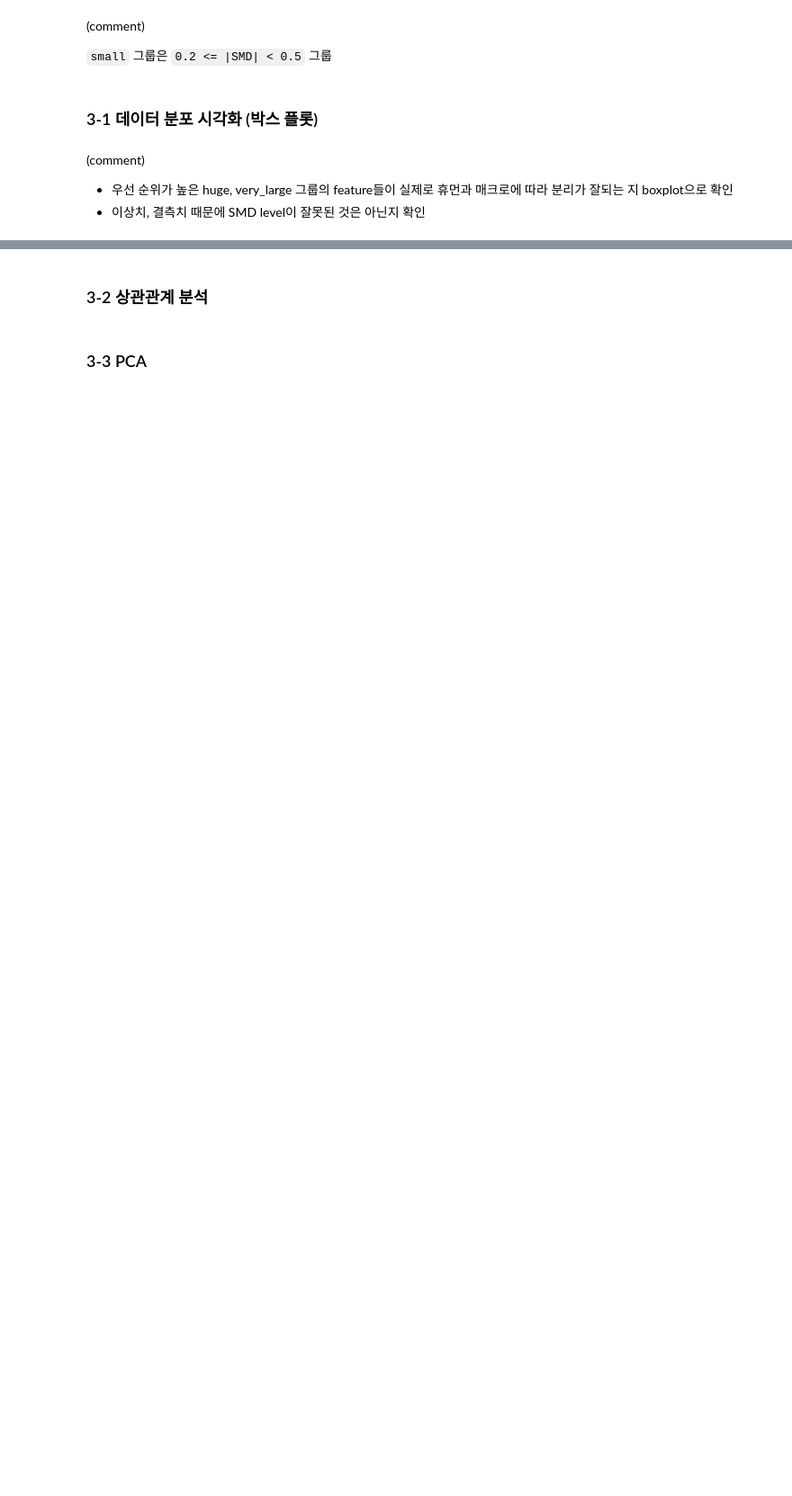
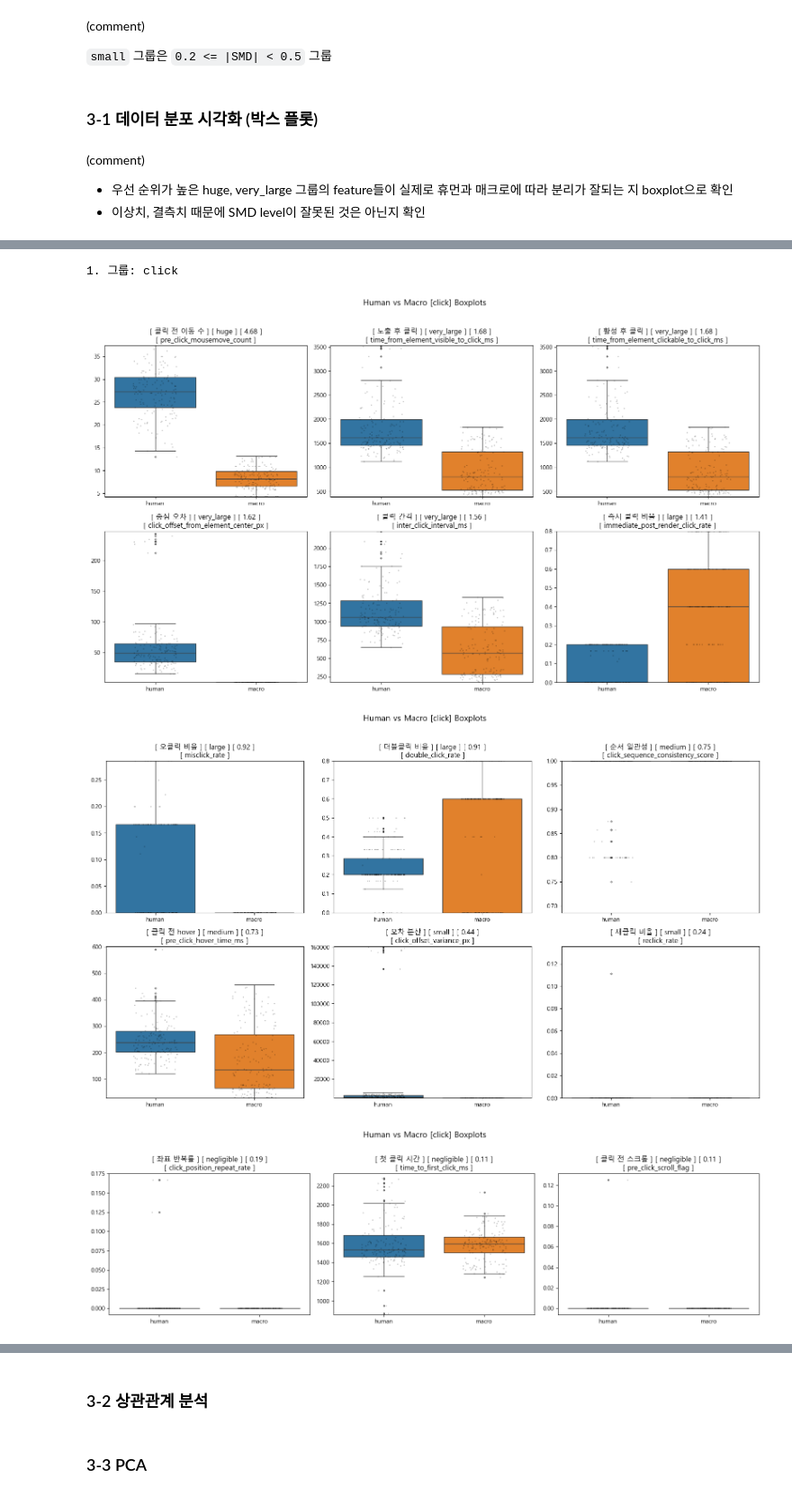
Before and after one commit to Tickle-ticket/Tickle, a Jupyter notebook: services/ai/train/EDA/eda_chan.ipynb, the cells around one changed output, grey strips where cells are left out. Shown at 90% size. Drawn from its saved outputs; the diff is of its cells as text; code cells hidden in the pictures; blank space fills up the shorter version.

```diff
--- a/services/ai/train/EDA/eda_chan.ipynb
+++ b/services/ai/train/EDA/eda_chan.ipynb
@@ -668,0 +653,8 @@ for group, features in FEATURE_GROUPS_SORTED.items():
+# %%
+print("\n1. 그룹:", groups[0])
+draw_boxplot(groups[0], features_list[0])
+# %% [output]
+1. 그룹: click
+[figure, added]
+[figure, added]
+[figure, added]
```
Also changed, not shown: parts of 8 cells of this notebook.
